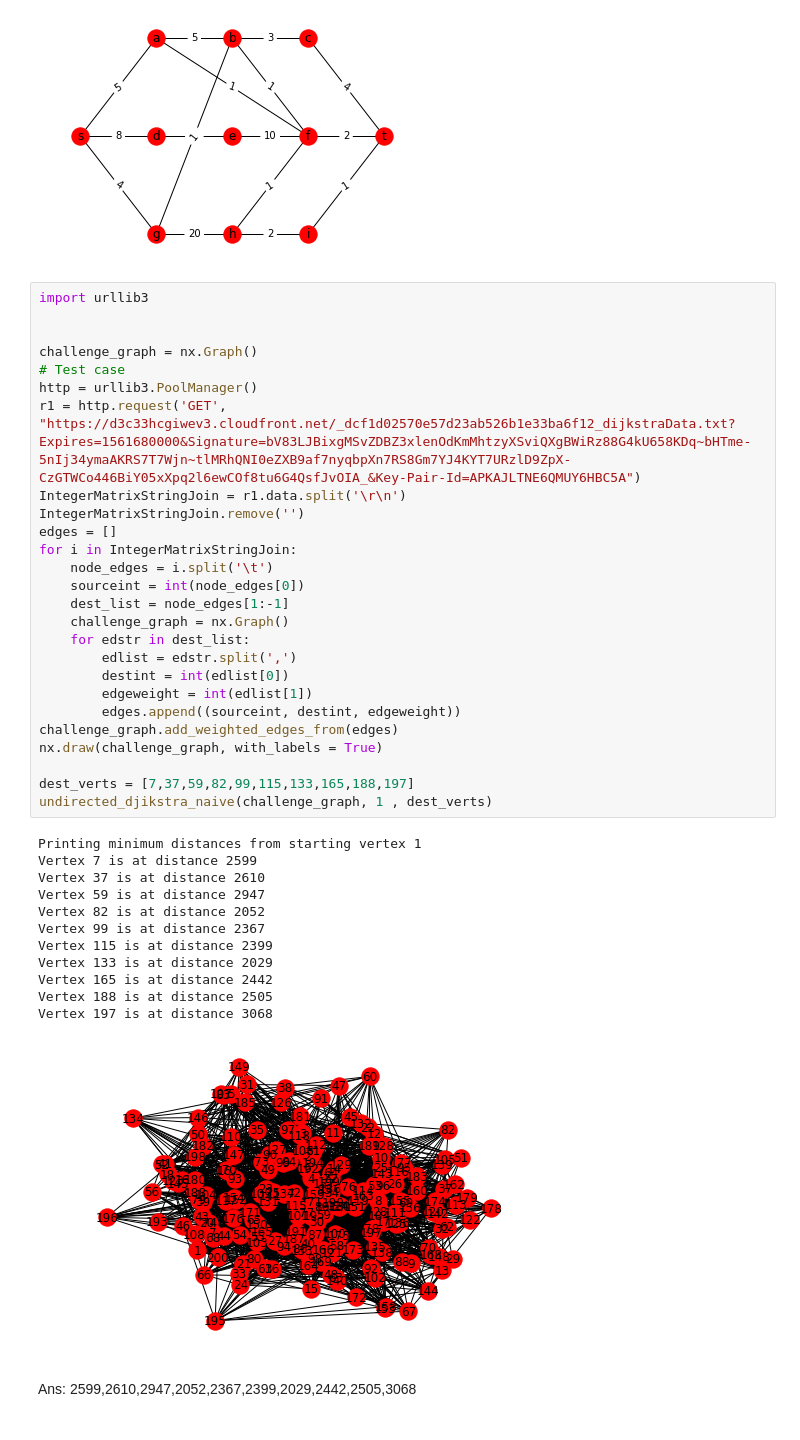
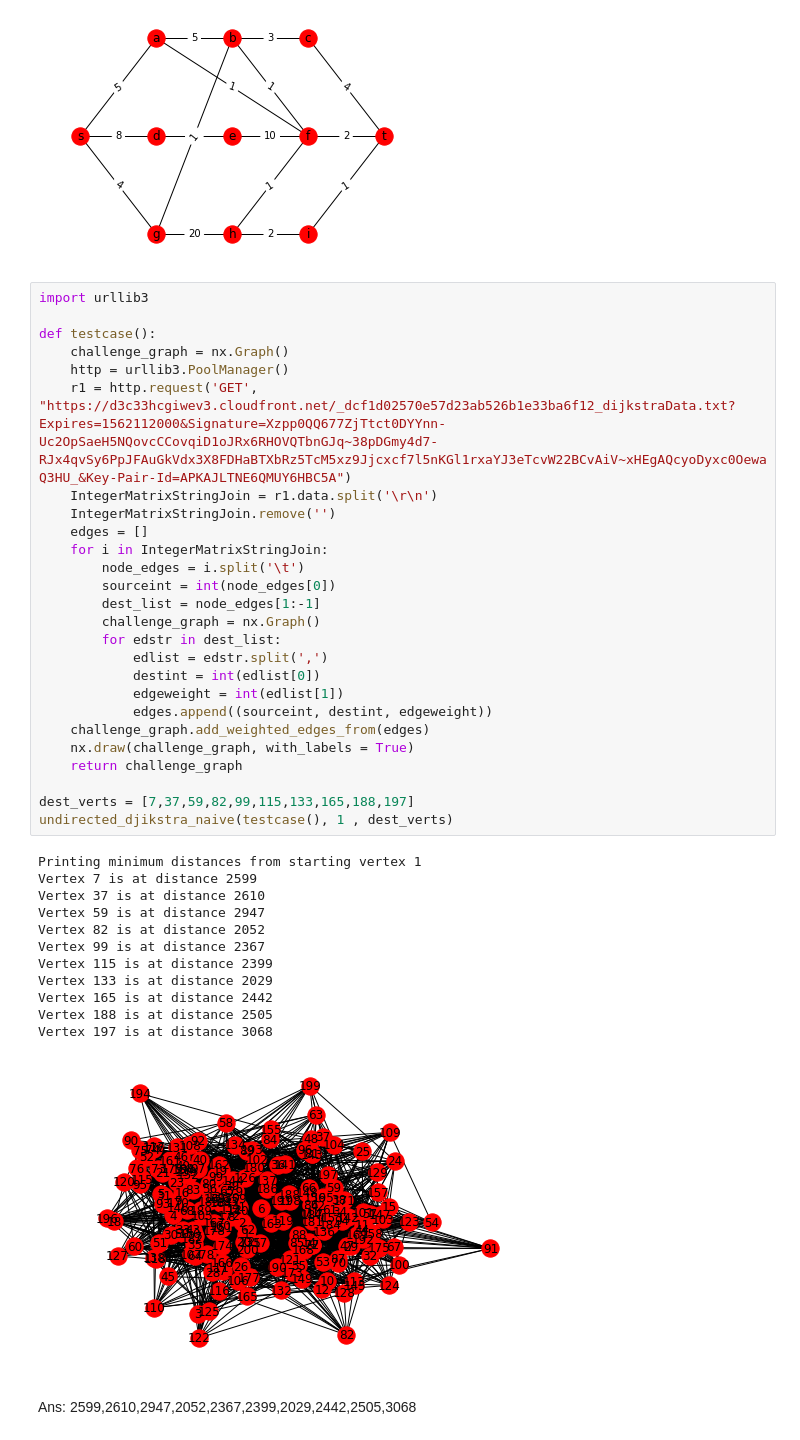
Before and after one commit to aishwarya34/AlgorithmsIlluminated, a Jupyter notebook: c2w2_11DIJKSTRA'S_SHORTEST-PATH_ALGORITHM.ipynb, the cells around one changed output. Drawn from its saved outputs; the diff is of its cells as text.

```diff
--- a/c2w2_11DIJKSTRA'S_SHORTEST-PATH_ALGORITHM.ipynb
+++ b/c2w2_11DIJKSTRA'S_SHORTEST-PATH_ALGORITHM.ipynb
@@ -707,41 +916,41 @@ Vertex t is at distance 8
 # %%
 import urllib3
 
-
-challenge_graph = nx.Graph()
-# Test case
-http = urllib3.PoolManager()
-r1 = http.request('GET', "https://d3c33hcgiwev3.cloudfront.net/_dcf1d02570e57d23ab526b1e33ba6f12_dijkstraData.txt?Expires=1561680000&Signature=bV83LJBixgMSvZDBZ3xlenOdKmMhtzyXSviQXgBWiRz88G4kU658KDq~bHTme-5nIj34ymaAKRS7T7Wjn~tlMRhQNI0eZXB9af7nyqbpXn7RS8Gm7YJ4KYT7URzlD9ZpX-CzGTWCo446BiY05xXpq2l6ewCOf8tu6G4QsfJvOIA_&Key-Pair-Id=APKAJLTNE6QMUY6HBC5A")
-IntegerMatrixStringJoin = r1.data.split('\r\n')
-IntegerMatrixStringJoin.remove('')
-edges = []
-for i in IntegerMatrixStringJoin:
-    node_edges = i.split('\t')
-    sourceint = int(node_edges[0])
-    dest_list = node_edges[1:-1]
+def testcase():
     challenge_graph = nx.Graph()
-    for edstr in dest_list:
-        edlist = edstr.split(',')
-        destint = int(edlist[0])
-        edgeweight = int(edlist[1])
-        edges.append((sourceint, destint, edgeweight))
-challenge_graph.add_weighted_edges_from(edges)
-nx.draw(challenge_graph, with_labels = True)
+    http = urllib3.PoolManager()
+    r1 = http.request('GET', "https://d3c33hcgiwev3.cloudfront.net/_dcf1d02570e57d23ab526b1e33ba6f12_dijkstraData.txt?Expires=1562112000&Signature=Xzpp0QQ677ZjTtct0DYYnn-Uc2OpSaeH5NQovcCCovqiD1oJRx6RHOVQTbnGJq~38pDGmy4d7-RJx4qvSy6PpJFAuGkVdx3X8FDHaBTXbRz5TcM5xz9Jjcxcf7l5nKGl1rxaYJ3eTcvW22BCvAiV~xHEgAQcyoDyxc0OewaQ3HU_&Key-Pair-Id=APKAJLTNE6QMUY6HBC5A")
+    IntegerMatrixStringJoin = r1.data.split('\r\n')
+    IntegerMatrixStringJoin.remove('')
+    edges = []
+    for i in IntegerMatrixStringJoin:
+        node_edges = i.split('\t')
+        sourceint = int(node_edges[0])
+        dest_list = node_edges[1:-1]
+        challenge_graph = nx.Graph()
+        for edstr in dest_list:
+            edlist = edstr.split(',')
+            destint = int(edlist[0])
+            edgeweight = int(edlist[1])
+            edges.append((sourceint, destint, edgeweight))
+    challenge_graph.add_weighted_edges_from(edges)
+    nx.draw(challenge_graph, with_labels = True)
+    return challenge_graph
 
 dest_verts = [7,37,59,82,99,115,133,165,188,197]
-undirected_djikstra_naive(challenge_graph, 1 , dest_verts)
+undirected_djikstra_naive(testcase(), 1 , dest_verts)
 # %% [output]
 Printing minimum distances from starting vertex 1
 Vertex 7 is at distance 2599
 Vertex 37 is at distance 2610
 Vertex 59 is at distance 2947
 Vertex 82 is at distance 2052
 Vertex 99 is at distance 2367
 Vertex 115 is at distance 2399
 Vertex 133 is at distance 2029
 Vertex 165 is at distance 2442
 Vertex 188 is at distance 2505
 Vertex 197 is at distance 3068
-[figure, old version]
+[figure, new version]
 # %% [markdown]
 Ans:  2599,2610,2947,2052,2367,2399,2029,2442,2505,3068
```
Also changed, not shown: parts of 15 cells of this notebook.
